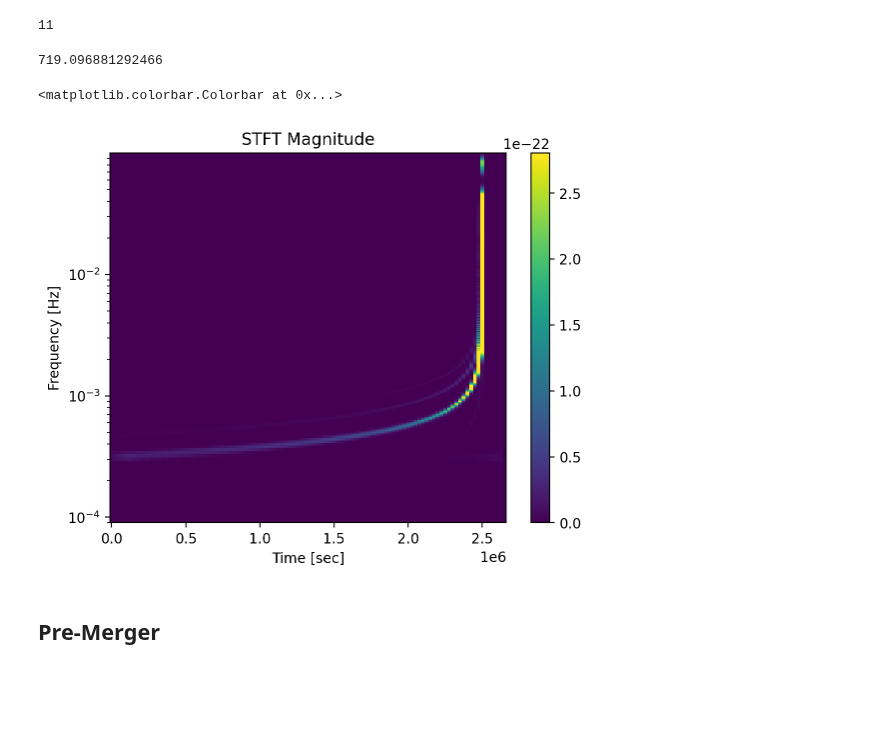
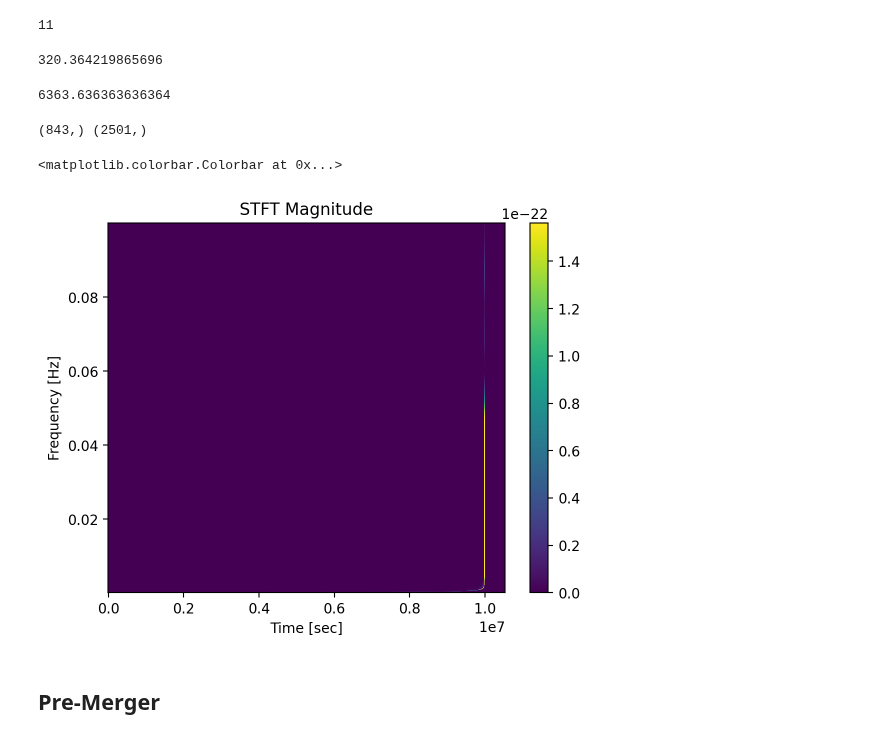
Before and after one commit to manishprasad0/LISA_Master_Thesis, a Jupyter notebook: differential_evolution/diff_evolution.ipynb, the cells around one changed output. Drawn from its saved outputs; the diff is of its cells as text; code cells hidden in the pictures; blank space fills up the shorter version.

```diff
--- a/differential_evolution/diff_evolution.ipynb
+++ b/differential_evolution/diff_evolution.ipynb
@@ -44,7 +44,7 @@ print(cpu_count())
 # %% [output]
 11
 # %%
-Tobs = YRSID_SI/12
+Tobs = YRSID_SI/3
 dt = 5.
 include_T_channel = False # Set to True if you want to include the T channel in the simulation, otherwise only A and E channels will be included.
 
@@ -75,23 +75,31 @@ waveform_kwargs.update(freqs=f_array)
 
 print(sim.SNR_optimal()[0])
 # %% [output]
-719.096881292466
+320.364219865696
+# %%
+3*5000/11 + 5000
+# %% [output]
+6363.636363636364
 # %%
-f, t, Zxx = sp.signal.stft(sim.signal_t[0][0], fs=1/sim.dt, nperseg=10000)
+f, t, Zxx = sp.signal.stft(sim.signal_t[0][0], fs=1/sim.dt, nperseg=5000)
+
+print(t.shape, f.shape)
+
 max_freq_idx = np.searchsorted(f, 0.1)
 min_freq_idx = np.searchsorted(f, 1e-4)
 
 plt.figure()
 plt.pcolormesh(t, f[min_freq_idx:max_freq_idx], np.abs(Zxx[min_freq_idx:max_freq_idx]), vmin=0,
             vmax= np.max(np.abs(Zxx[min_freq_idx:max_freq_idx]))/10)
-plt.yscale('log')
+#plt.yscale('log')
 plt.title('STFT Magnitude')
 plt.ylabel('Frequency [Hz]')
 plt.xlabel('Time [sec]')
 plt.colorbar()
 # %% [output]
-<matplotlib.colorbar.Colorbar at 0x...>
+(843,) (2501,)
+<matplotlib.colorbar.Colorbar at 0x...>
-[figure, old version]
+[figure, new version]
 # %% [markdown]
 ## Pre-Merger
 # %%
```
Also changed, not shown: parts of 17 cells of this notebook, 1 other file.
